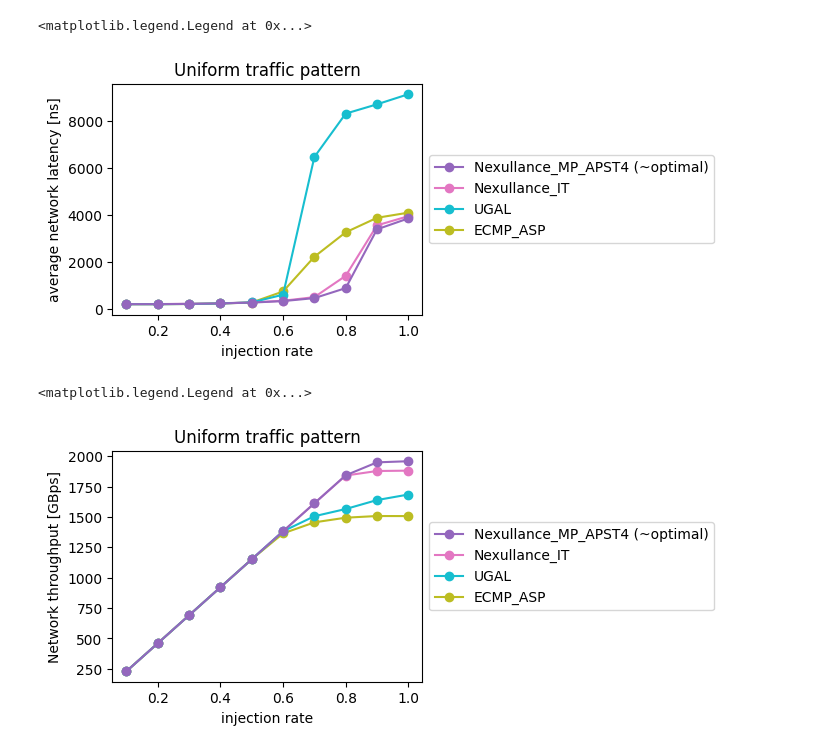
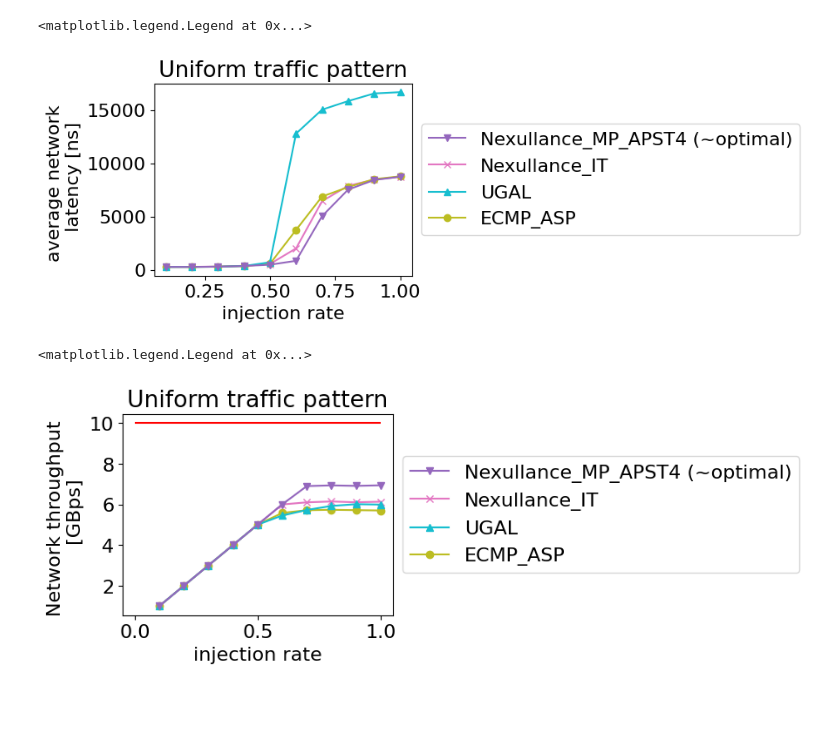
Before and after one commit to ziyuezzy/Nexullance_SST_related, a Jupyter notebook: Merlin-alone/plotting.ipynb, the cells around one changed output. Saved outputs shown, nothing was run; the diff lists cells and outputs as text; code cells hidden in the pictures; blank space fills up the shorter version.

```diff
--- a/Merlin-alone/plotting.ipynb
+++ b/Merlin-alone/plotting.ipynb
@@ -10,46 +10,56 @@ import pandas as pd
 import matplotlib.pyplot as plt
 import matplotlib.cm as cm
 import numpy as np
+plt.rcParams.update({'font.size': 16})
 # %%
 colors = cm.tab10(np.linspace(0, 1, 6))
 legends = {'Nexu_IT': "Nexullance_IT",
            'ECMP_ASP': 'ECMP_ASP',
             'UGAL': 'UGAL',
-            'Nexu_MP_APST4': 'Nexullance_MP_APST4 (~optimal)',
-            'Nexu_MMR_Alltoall': 'MMR_all_shifts'}
+            'Nexu_MP_APST4': 'Nexullance_MP_APST4 (~optimal)'
+            # ,'Nexu_MMR_Alltoall': 'MMR_all_shifts'
+            }
 colors = {'Nexu_IT': [0.89019608, 0.46666667, 0.76078431, 1.        ],
            'ECMP_ASP': [0.7372549 , 0.74117647, 0.13333333, 1.        ],
             'UGAL': [0.09019608, 0.74509804, 0.81176471, 1.        ],
-            'Nexu_MP_APST4': [0.58039216, 0.40392157, 0.74117647, 1.        ],
-            'Nexu_MMR_Alltoall': [0.12156863, 0.47058824, 0.70588235, 1.        ]}
+            'Nexu_MP_APST4': [0.58039216, 0.40392157, 0.74117647, 1.        ]
+            # ,'Nexu_MMR_Alltoall': [0.12156863, 0.47058824, 0.70588235, 1.        ]
+            }
+
+markers = {'Nexu_IT': 'x',
+           'ECMP_ASP': 'o',
+            'UGAL': '^',
+            'Nexu_MP_APST4': 'v'
+            }
 # %%
 parent_folder_path = "/users/ziyzhang/EFM_experiments/Merlin-alone/uniform"
 results = {}
 for folder_path in glob.glob(os.path.join(parent_folder_path, '*/')):
-    config_name = folder_path.split('RRG_36_7_')[1][:-1]
+    config_name = folder_path.split('RRG_36_5_')[1][:-1]
     result = get_data(folder_path)
     results[config_name] = result
 # %%
 fig, ax = plt.subplots(figsize=(4, 3))
 for _label, _data in results.items():
-    ax.plot(_data["load"], _data["ave_nlat"], "o-", label=legends[_label], c = colors[_label])
+    ax.plot(_data["load"], _data["ave_nlat"], "o-", label=legends[_label], c = colors[_label], marker=markers[_label])
 ax.legend()
 ax.set_xlabel("injection rate")
-ax.set_ylabel("average network latency [ns]")
+ax.set_ylabel("average network \n latency [ns]")
 ax.set_title("Uniform traffic pattern")
 handles, labels = fig.gca().get_legend_handles_labels()
 order = [3,0,2,1]
 ax.legend([handles[idx] for idx in order],[labels[idx] for idx in order], loc='center left', bbox_to_anchor=(1, 0.5))
 # %% [output]
 <matplotlib.legend.Legend at 0x...>
-[figure, old version]
+[figure, new version]
 # %%
 fig, ax = plt.subplots(figsize=(4, 3))
 for _label, _data in results.items():
-    ax.plot(_data["load"], _data["Phi"], "o-", label=legends[_label], c = colors[_label])
+    ax.plot(_data["load"], _data["phi"], "o-", label=legends[_label], c = colors[_label], marker=markers[_label])
+ax.hlines(10.0, 0.0, 1.0, colors="red")
 ax.legend()
 ax.set_xlabel("injection rate")
-ax.set_ylabel("Network throughput [GBps]")
+ax.set_ylabel("Network throughput \n [GBps]")
 # ax.set_ylabel("$\Phi$ [GBps]")
 ax.set_title("Uniform traffic pattern")
 handles, labels = fig.gca().get_legend_handles_labels()
@@ -57,7 +67,7 @@ order = [3,0,2,1]
 ax.legend([handles[idx] for idx in order],[labels[idx] for idx in order], loc='center left', bbox_to_anchor=(1, 0.5))
 # %% [output]
 <matplotlib.legend.Legend at 0x...>
-[figure, old version]
+[figure, new version]
 # %%
 parent_folder_path = "/users/ziyzhang/EFM_experiments/Merlin-alone/shift_half"
 results = {}
```
Also changed, not shown: parts of 8 cells of this notebook, 43 other files.
